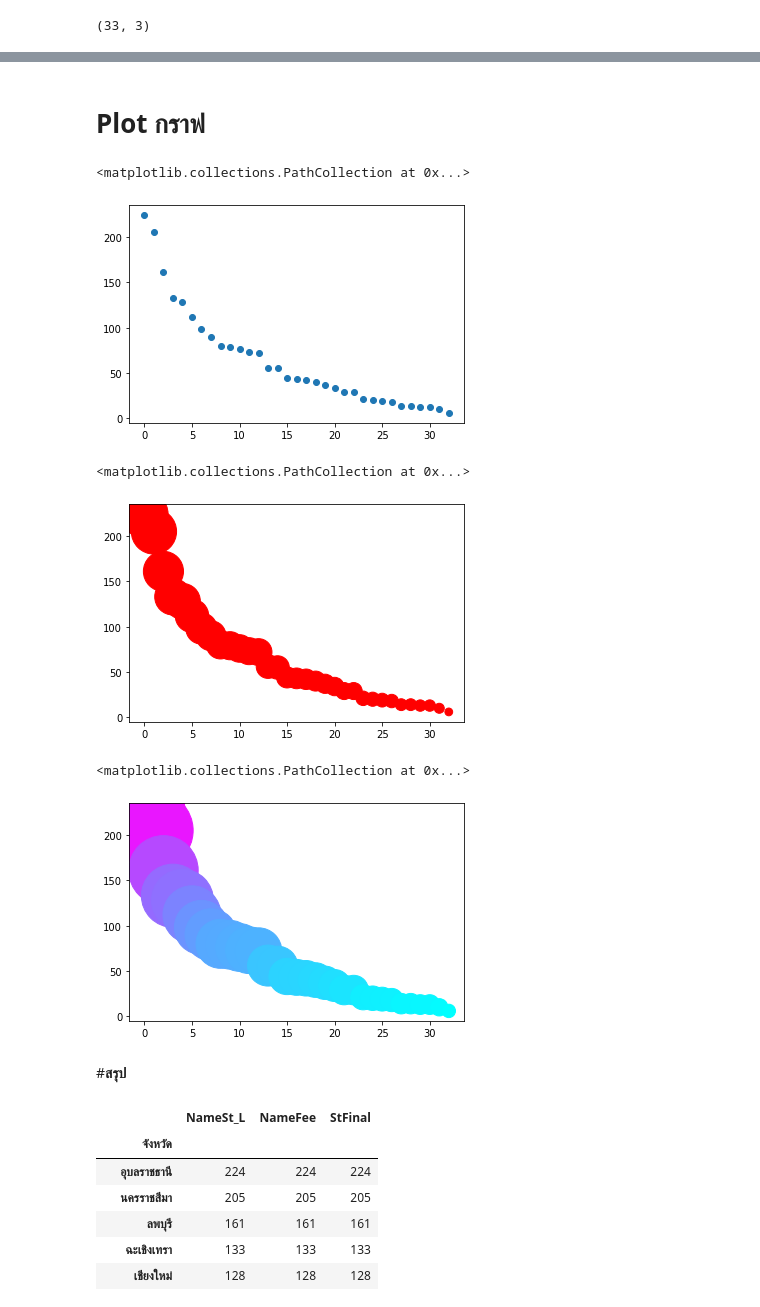
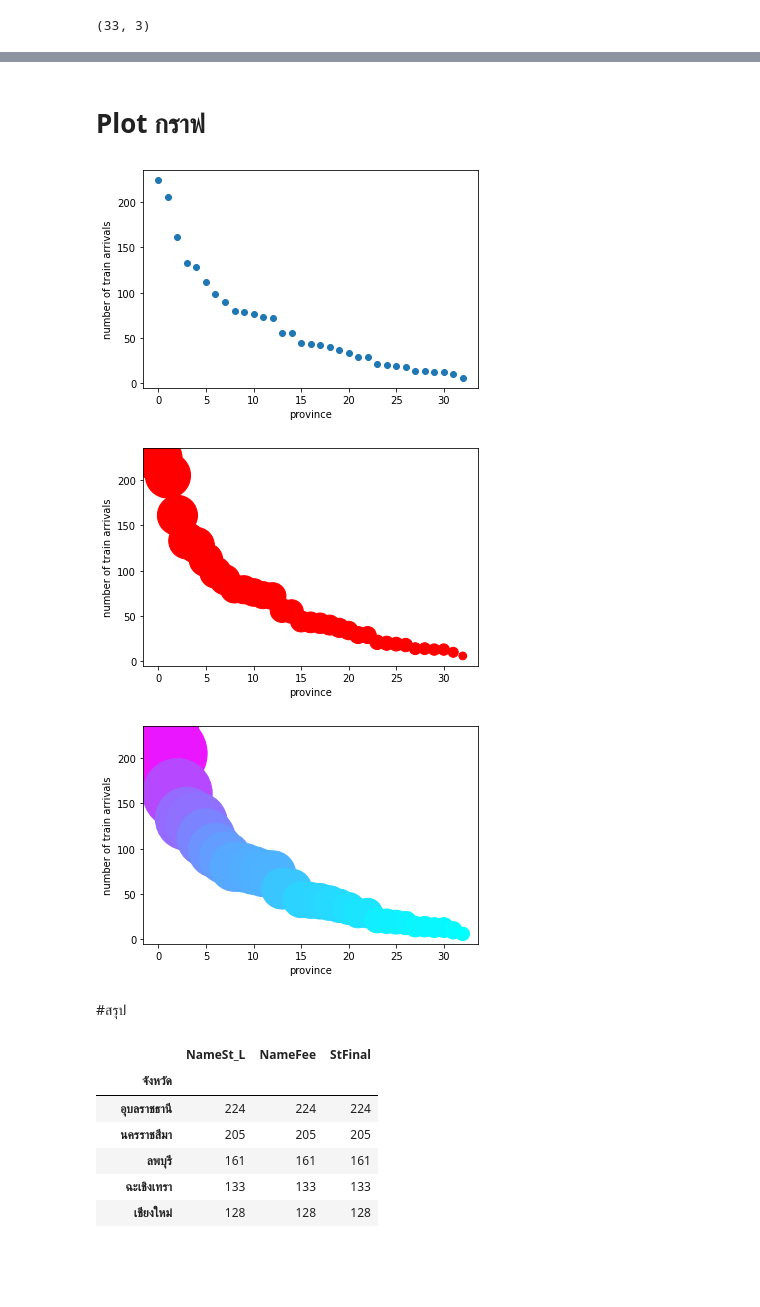
Before and after one commit to Jaomiew/DWDM21, a Jupyter notebook: Project_ล่าสุด.ipynb, the cells around one changed output, grey strips where cells are left out. Drawn from its saved outputs; the diff is of its cells as text; code cells hidden in the pictures; blank space fills up the shorter version.

```diff
--- a/Project_ล่าสุด.ipynb
+++ b/Project_ล่าสุด.ipynb
@@ -560,24 +565,27 @@ Top_Prov.iloc[-33:,1]  ##ตัดคอมลัมน์
 ปทุมธานี             6
 Name: NameFee, dtype: int64
 # %% [markdown]
-# **Plot กราฟ**
+# Plot กราฟ
 # %%
-plt.scatter(range(len(Top_Prov.iloc[-33:,1])),Top_Prov.iloc[-33:,1])  ## Plot กราฟ
+plt.scatter(range(len(Top_Prov.iloc[-33:,1])),Top_Prov.iloc[-33:,1]) ## Plot กราฟ
+plt.xlabel('province');
+plt.ylabel('number of train arrivals');
 # %% [output]
-<matplotlib.collections.PathCollection at 0x...>
-[figure, old version]
+[figure, new version]
 # %%
-plt.scatter(range(len(Top_Prov.iloc[-33:,1])),Top_Prov.iloc[-33:,1],s=10*Top_Prov.iloc[-33:,1],c=['r'])   ## Plot กราฟ โดยขนาดของจุด*แปรผันตรงกับขนาดของข้อมูล
+plt.scatter(range(len(Top_Prov.iloc[-33:,1])),Top_Prov.iloc[-33:,1],s=10*Top_Prov.iloc[-33:,1],c=['r'])  ## Plot กราฟ โดยขนาดของจุด*แปรผันตรงกับขนาดของข้อมูล
+plt.xlabel('province');
+plt.ylabel('number of train arrivals');
 # %% [output]
-<matplotlib.collections.PathCollection at 0x...>
-[figure, old version]
+[figure, new version]
 # %%
 plt.scatter(range(len(Top_Prov.iloc[-33:,1])),Top_Prov.iloc[-33:,1],s=30*Top_Prov.iloc[-33:,1],c=0.5*Top_Prov.iloc[-33:,1],cmap='cool')  ## Plot กราฟ โดยเปลี่ยนสีจุดตามข้อมูล
+plt.xlabel('province');
+plt.ylabel('number of train arrivals');
 # %% [output]
-<matplotlib.collections.PathCollection at 0x...>
-[figure, old version]
+[figure, new version]
 # %% [markdown]
-#**สรุป**
+#สรุป
 # %%
 Top_Prov
 # %% [output]
```
Also changed, not shown: parts of 22 cells of this notebook.
